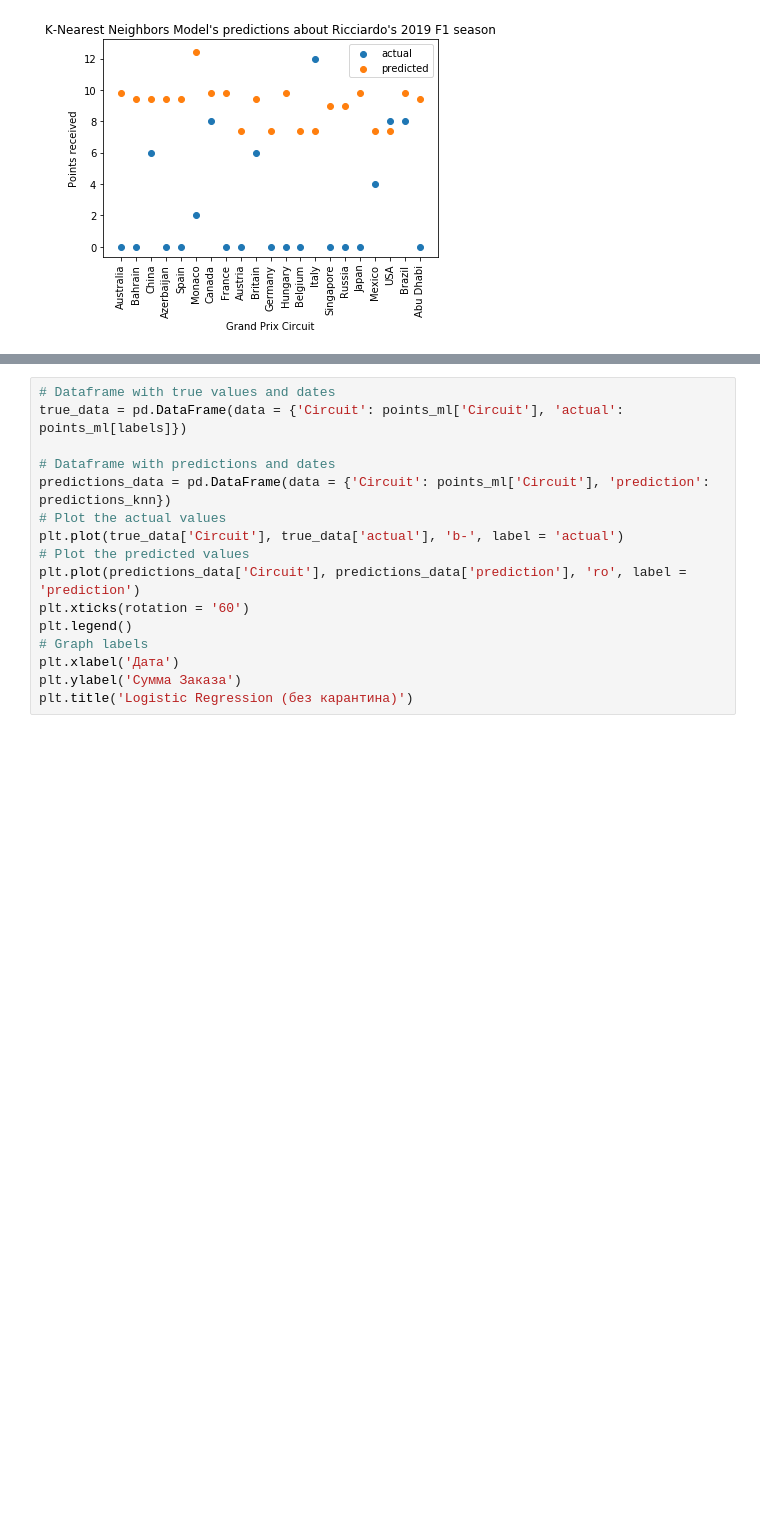
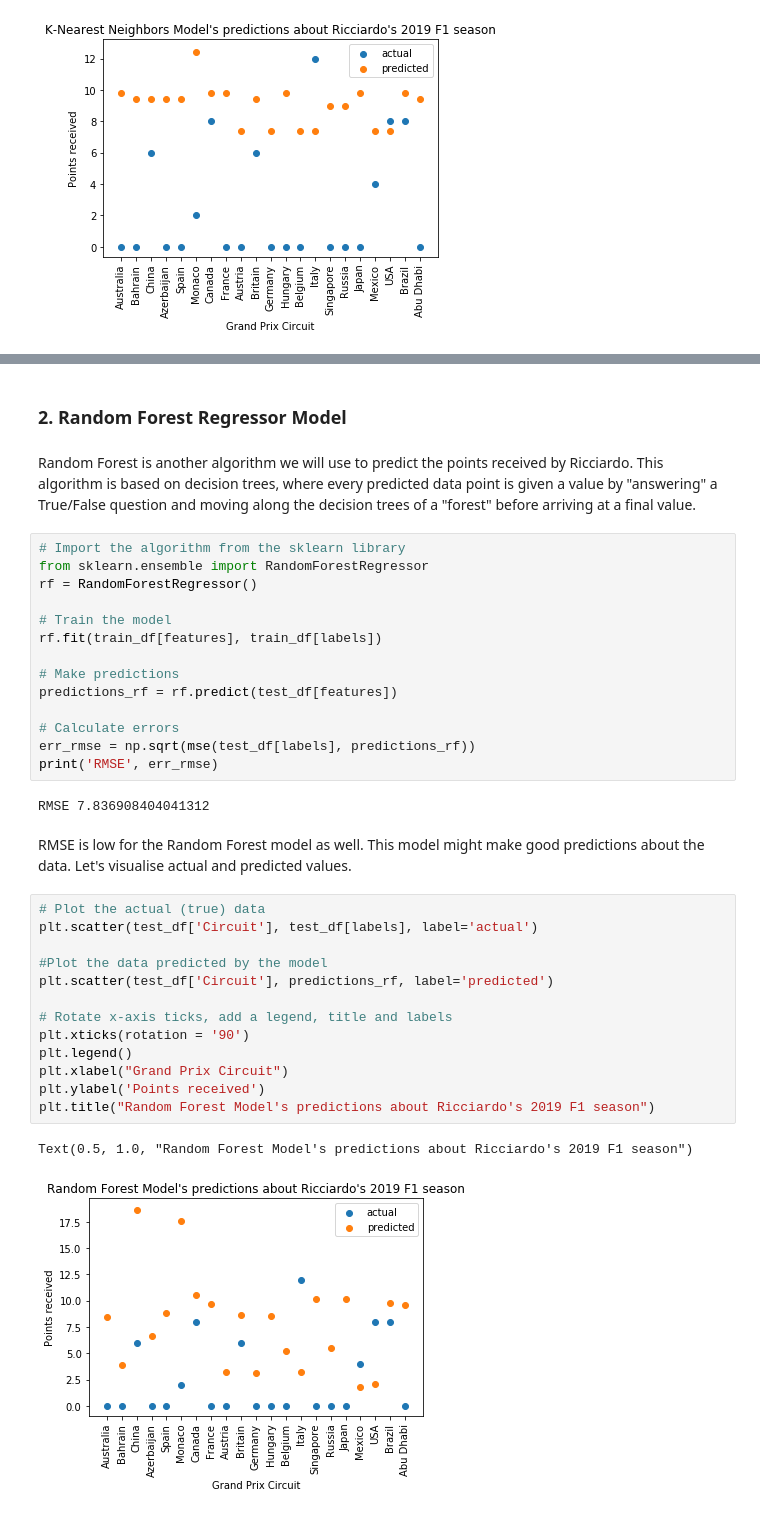
Before and after one commit to nick1404/Daniel-Ricciardo-Analysis, a Jupyter notebook: Ricciardo_Analysis.ipynb, the cells around one changed output, grey strips where cells are left out. Drawn from its saved outputs; the diff is of its cells as text; blank space fills up the shorter version.

```diff
--- a/Ricciardo_Analysis.ipynb
+++ b/Ricciardo_Analysis.ipynb
@@ -275,16 +279,38 @@ print('RMSE', err_rmse)
-# %%
-# Dataframe with true values and dates
-true_data = pd.DataFrame(data = {'Circuit': points_ml['Circuit'], 'actual': points_ml[labels]})
-
-# Dataframe with predictions and dates
-predictions_data = pd.DataFrame(data = {'Circuit': points_ml['Circuit'], 'prediction': predictions_knn})
-# Plot the actual values
-plt.plot(true_data['Circuit'], true_data['actual'], 'b-', label = 'actual')
-# Plot the predicted values
-plt.plot(predictions_data['Circuit'], predictions_data['prediction'], 'ro', label = 'prediction')
-plt.xticks(rotation = '60')
-plt.legend()
-# Graph labels
-plt.xlabel('Дата')
-plt.ylabel('Сумма Заказа')
-plt.title('Logistic Regression (без карантина)')
+# %% [markdown]
+### 2. Random Forest Regressor Model
+# %% [markdown]
+Random Forest is another algorithm we will use to predict the points received by Ricciardo. This algorithm is based on decision trees, where every predicted data point is given a value by "answering" a True/False question and moving along the decision trees of a "forest" before arriving at a final value.
+# %%
+# Import the algorithm from the sklearn library
+from sklearn.ensemble import RandomForestRegressor
+rf = RandomForestRegressor()
+
+# Train the model
+rf.fit(train_df[features], train_df[labels])
+
+# Make predictions
+predictions_rf = rf.predict(test_df[features])
+
+# Calculate errors
+err_rmse = np.sqrt(mse(test_df[labels], predictions_rf))
+print('RMSE', err_rmse)
+# %% [output]
+RMSE 7.836908404041312
+# %% [markdown]
+ RMSE is low for the Random Forest model as well. This model might make good predictions about the data. Let's visualise actual and predicted values.
+# %%
+# Plot the actual (true) data
+plt.scatter(test_df['Circuit'], test_df[labels], label='actual')
+
+#Plot the data predicted by the model
+plt.scatter(test_df['Circuit'], predictions_rf, label='predicted')
+
+# Rotate x-axis ticks, add a legend, title and labels
+plt.xticks(rotation = '90')
+plt.legend()
+plt.xlabel("Grand Prix Circuit")
+plt.ylabel('Points received')
+plt.title("Random Forest Model's predictions about Ricciardo's 2019 F1 season")
+# %% [output]
+Text(0.5, 1.0, "Random Forest Model's predictions about Ricciardo's 2019 F1 season")
+[figure, added]
```
Also changed, not shown: parts of 14 cells of this notebook.
